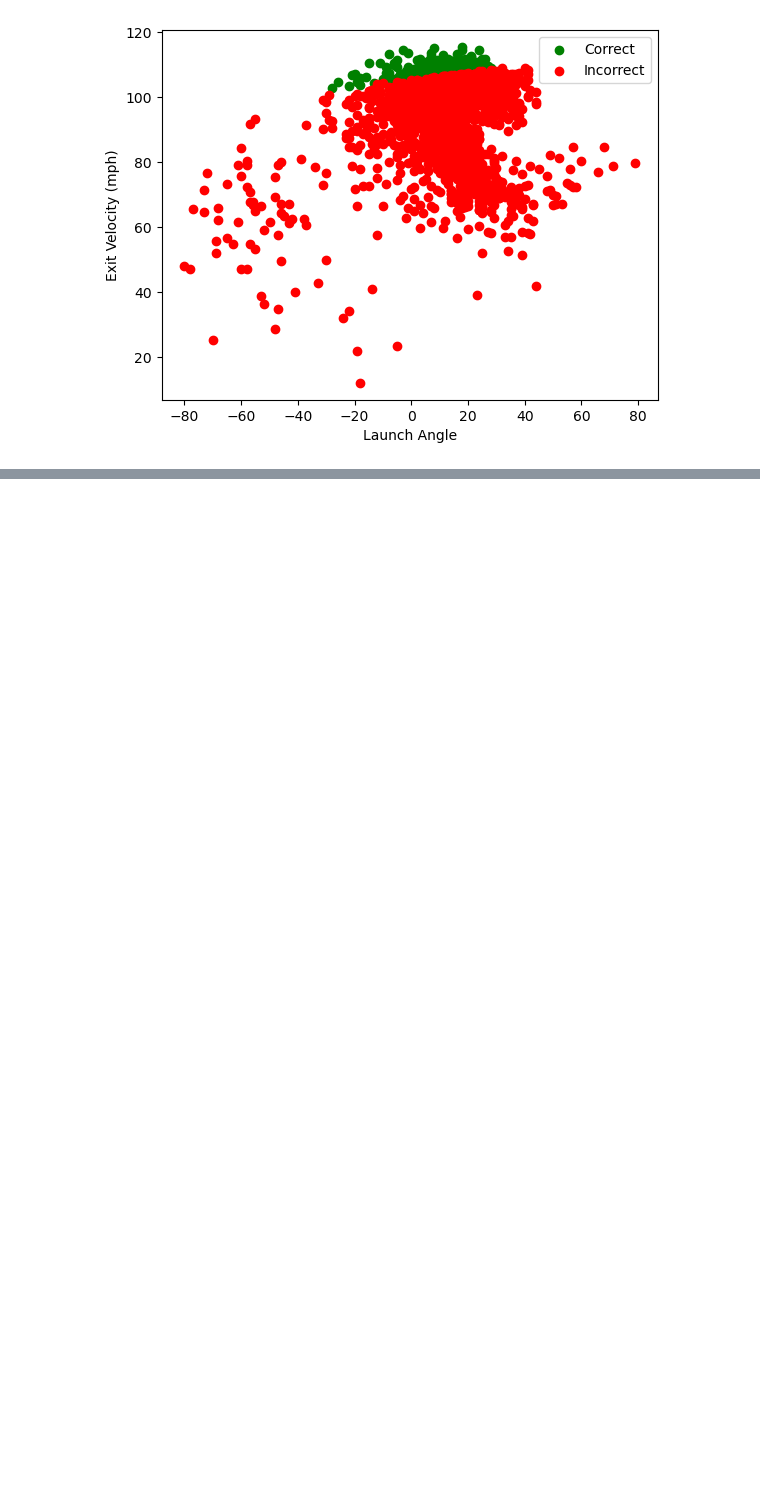
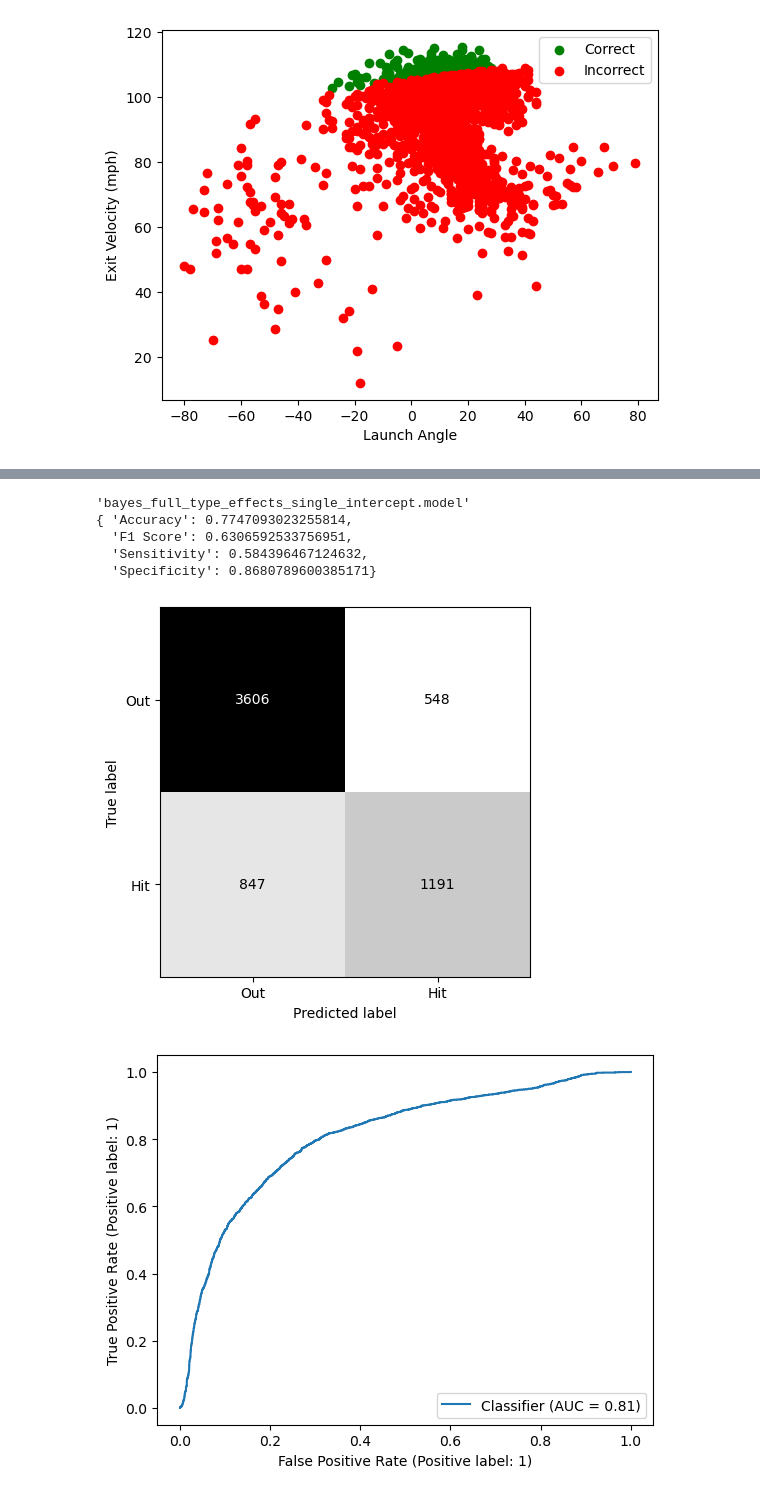
Before and after one commit to mattbbernstein/bayes-hit-probability, a Jupyter notebook: Modelling.ipynb, the cells around one changed output, grey strips where cells are left out. Cells and saved outputs as stored; diff of their text form; code cells hidden in the pictures; blank space fills up the shorter version.

```diff
--- a/Modelling.ipynb
+++ b/Modelling.ipynb
@@ -215,0 +276,14 @@ pp.pprint(cm_scores(y_test, np.round(bayes_pred2)))
+# %%
+bayes_pred2 = bayes_results2.posterior["is_hit_mean"].values.mean(0).mean(0)
+ConfusionMatrixDisplay.from_predictions(y_test, np.round(bayes_pred2), display_labels=["Out", "Hit"], colorbar=False, cmap="binary");
+RocCurveDisplay.from_predictions(y_test, bayes_pred2);
+pp.pprint(selected_model["file_name"])
+pp.pprint(cm_scores(y_test, np.round(bayes_pred2)))
+# %% [output]
+'bayes_full_type_effects_single_intercept.model'
+{ 'Accuracy': 0.7747093023255814,
+  'F1 Score': 0.6306592533756951,
+  'Sensitivity': 0.584396467124632,
+  'Specificity': 0.8680789600385171}
+[figure, added]
+[figure, added]
```
Also changed, not shown: parts of 15 cells of this notebook, 8 other files.
